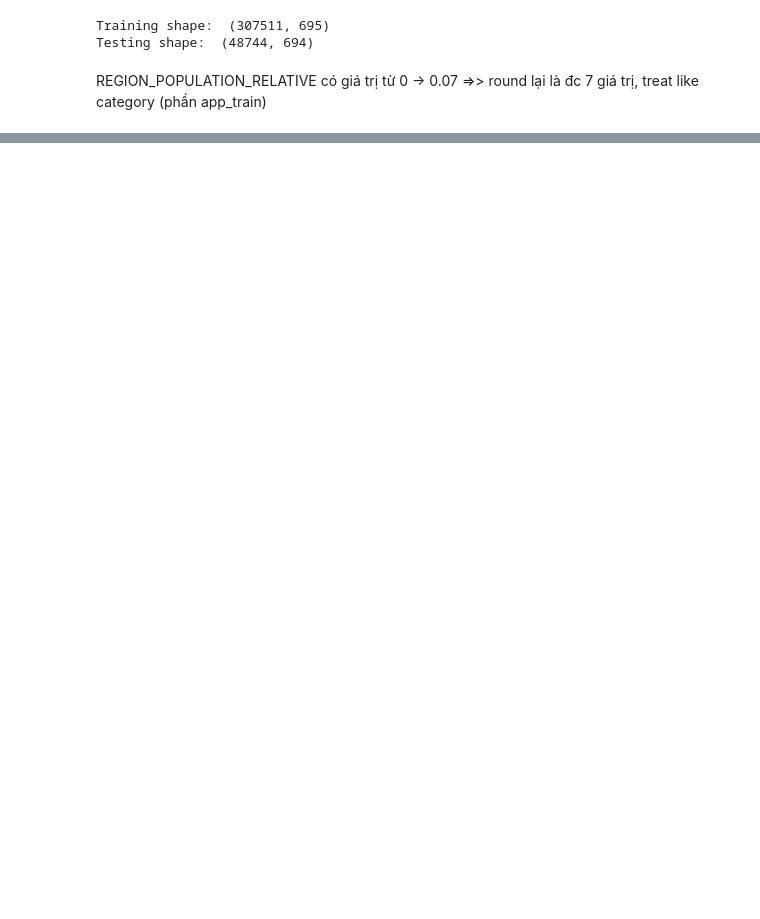
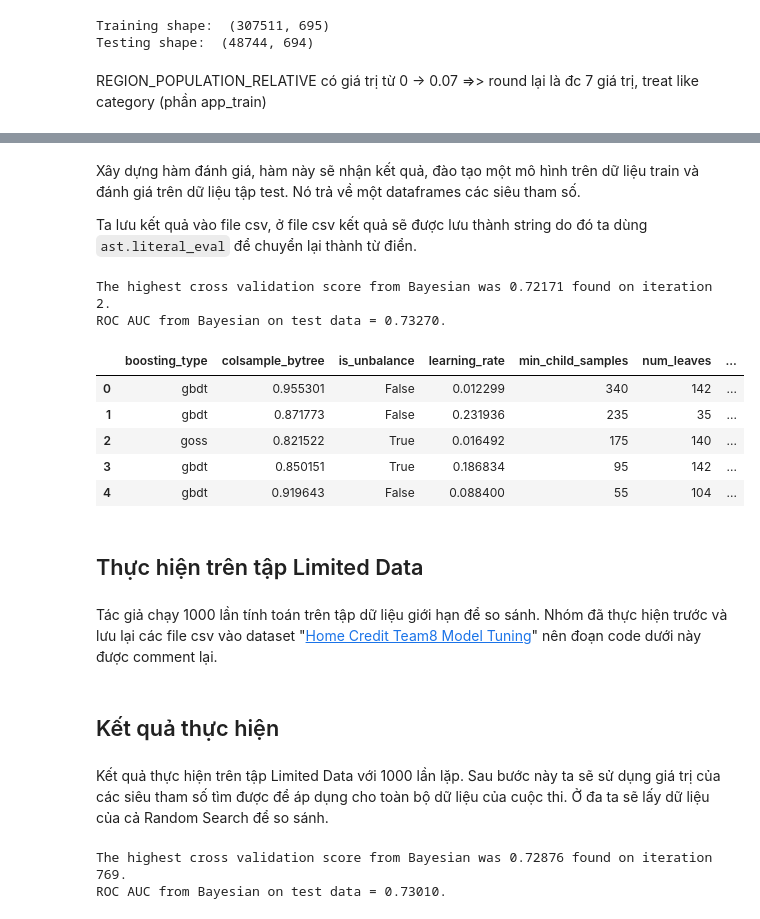
Before and after one commit to huuthang2509/Applied_DS, a Jupyter notebook: Home_Credit.ipynb, the cells around one changed output, grey strips where cells are left out. Saved outputs shown, nothing was run; the diff lists cells and outputs as text; code cells hidden in the pictures; blank space fills up the shorter version.

```diff
--- a/Home_Credit.ipynb
+++ b/Home_Credit.ipynb
@@ -1899,0 +2320,60 @@ REGION_POPULATION_RELATIVE có giá trị từ 0 -> 0.07 =>> round lại là đc
+# %% [markdown]
+Xây dựng hàm đánh giá, hàm này sẽ nhận kết quả, đào tạo một mô hình trên dữ liệu train và đánh giá trên dữ liệu tập test. Nó trả về một dataframes các siêu tham số.
+
+Ta lưu kết quả vào file csv, ở file csv kết quả sẽ được lưu thành string do đó ta dùng `ast.literal_eval` để chuyển lại thành từ điển.
+# %%
+import ast
+
+def evaluate(results, name):
+    """ Đánh giá mô hình trên dữ liệu test thông qua bộ siêu tham số của result
+        Hàm trả về dataframe của các bộ siêu tham số"""
+
+    new_results = results.copy()
+    # Chuyển đổi kiểu string thành kiểu dictionary
+    new_results['hyperparameters'] = new_results['hyperparameters'].map(ast.literal_eval)
+
+    # Sắp xếp lại dữ liệu với giá trị tốt nhất đứng đầu
+    new_results = new_results.sort_values('score', ascending = False).reset_index(drop = True)
+
+    # In ra độ đo cv
+    print('The highest cross validation score from {} was {:.5f} found on iteration {}.'.format(name, new_results.loc[0, 'score'], new_results.loc[0, 'iteration']))
+
+    # Trích xuất bộ siêu tham số tối ưu
+    hyperparameters = new_results.loc[0, 'hyperparameters']
+    model = lgb.LGBMClassifier(**hyperparameters)
+
+    # Huấn luyện và dự đoán kết quả
+    model.fit(train_features, train_labels)
+    preds = model.predict_proba(test_features)[:, 1]
+
+    print('ROC AUC from {} on test data = {:.5f}.'.format(name, roc_auc_score(test_labels, preds)))
+
+    # Tạo dataframe lưu bộ siêu tham số
+    hyp_df = pd.DataFrame(columns = list(new_results.loc[0, 'hyperparameters'].keys()))
+
+    # Lưu các bộ giá trị còn lại
+    for i, hyp in enumerate(new_results['hyperparameters']):
+        hyp_df = hyp_df.append(pd.DataFrame(hyp, index = [0]),
+                               ignore_index = True)
+
+    # Ghi giá trị iteration và score vào dataframe trả về
+    hyp_df['iteration'] = new_results['iteration']
+    hyp_df['score'] = new_results['score']
+
+    return hyp_df
+# %%
+bayes_results = evaluate(results, name = 'Bayesian')
+bayes_results
+# %% [output]
+The highest cross validation score from Bayesian was 0.72171 found on iteration 2.
+ROC AUC from Bayesian on test data = 0.73270.
+|  | boosting_type | colsample_bytree | is_unbalance | learning_rate | min_child_samples | num_leaves | ... |
+| 0 | gbdt | 0.955301 | False | 0.012299 | 340 | 142 | ... |
+| 1 | gbdt | 0.871773 | False | 0.231936 | 235 | 35 | ... |
+| 2 | goss | 0.821522 | True | 0.016492 | 175 | 140 | ... |
+| 3 | gbdt | 0.850151 | True | 0.186834 | 95 | 142 | ... |
+| 4 | gbdt | 0.919643 | False | 0.088400 | 55 | 104 | ... |
+# %% [markdown]
+## Thực hiện trên tập Limited Data
+# %% [markdown]
+Tác giả chạy 1000 lần tính toán trên tập dữ liệu giới hạn để so sánh. Nhóm đã thực hiện trước và lưu lại các file csv vào dataset "[Home Credit Team8 Model Tuning](https://www.kaggle.com/chnhgr/home-credit-team8-model-tuning)" nên đoạn code dưới này được comment lại.
@@ -1899,0 +2414,13 @@ REGION_POPULATION_RELATIVE có giá trị từ 0 -> 0.07 =>> round lại là đc
+# %% [markdown]
+## Kết quả thực hiện
+# %% [markdown]
+Kết quả thực hiện trên tập Limited Data với 1000 lần lặp. Sau bước này ta sẽ sử dụng giá trị của các siêu tham số tìm được để áp dụng cho toàn bộ dữ liệu của cuộc thi. Ở đa ta sẽ lấy dữ liệu của cả Random Search để so sánh.
+# %%
+# Lấy lại kết quả nhóm đã thực hiện trước đó, kết quả được sắp xếp lại với giá trị tốt nhất nằm đầu tiên
+bayes_results = pd.read_csv('../input/home-credit-team8-model-tuning/bayesian_trials_1000.csv').sort_values('score', ascending = False).reset_index()
+
+# Đánh giá mô hình và chọn ra bộ siêu tham số tối ưu nhất
+bayes_params = evaluate(bayes_results, name = 'Bayesian')
+# %% [output]
+The highest cross validation score from Bayesian was 0.72876 found on iteration 769.
+ROC AUC from Bayesian on test data = 0.73010.
```
Also changed, not shown: parts of 64 cells of this notebook, 1 other file.
